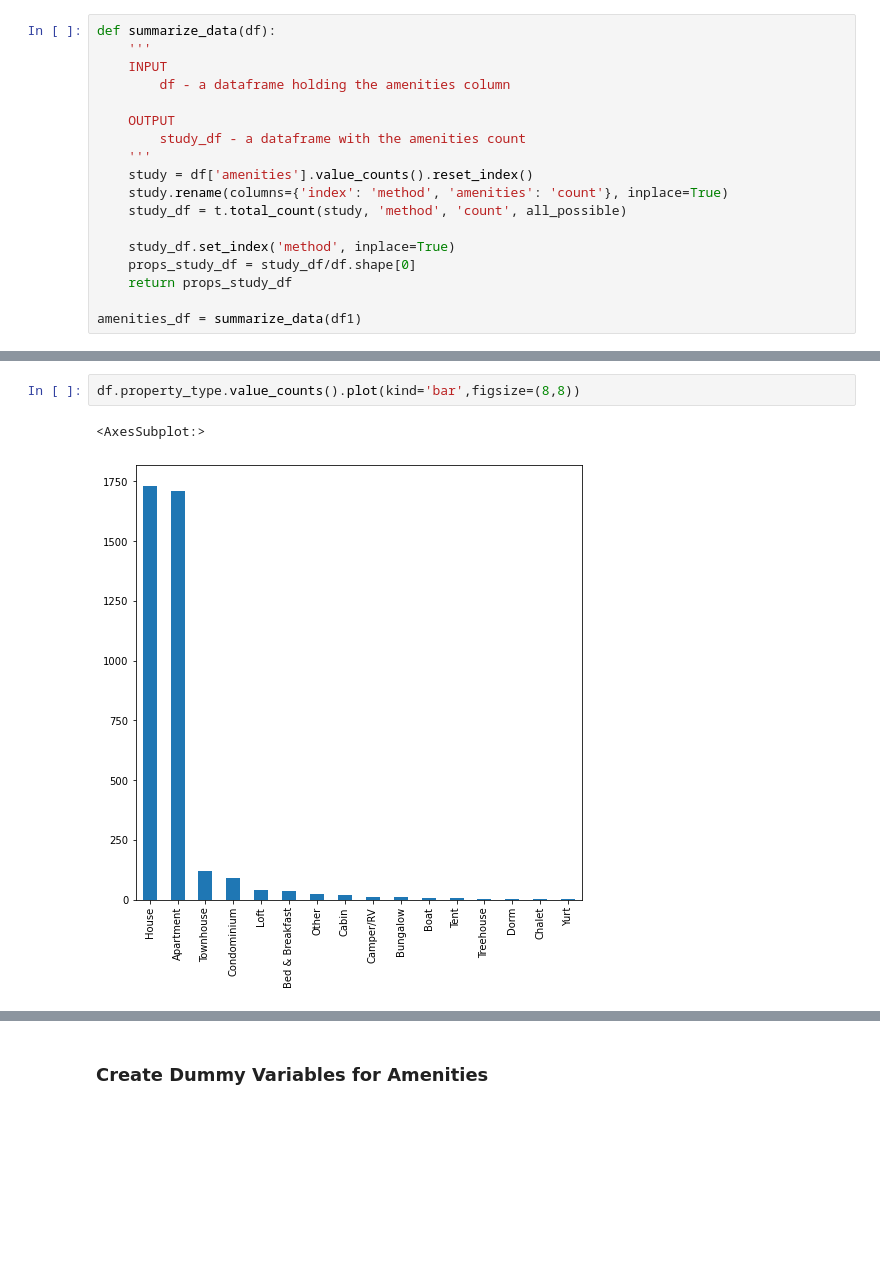
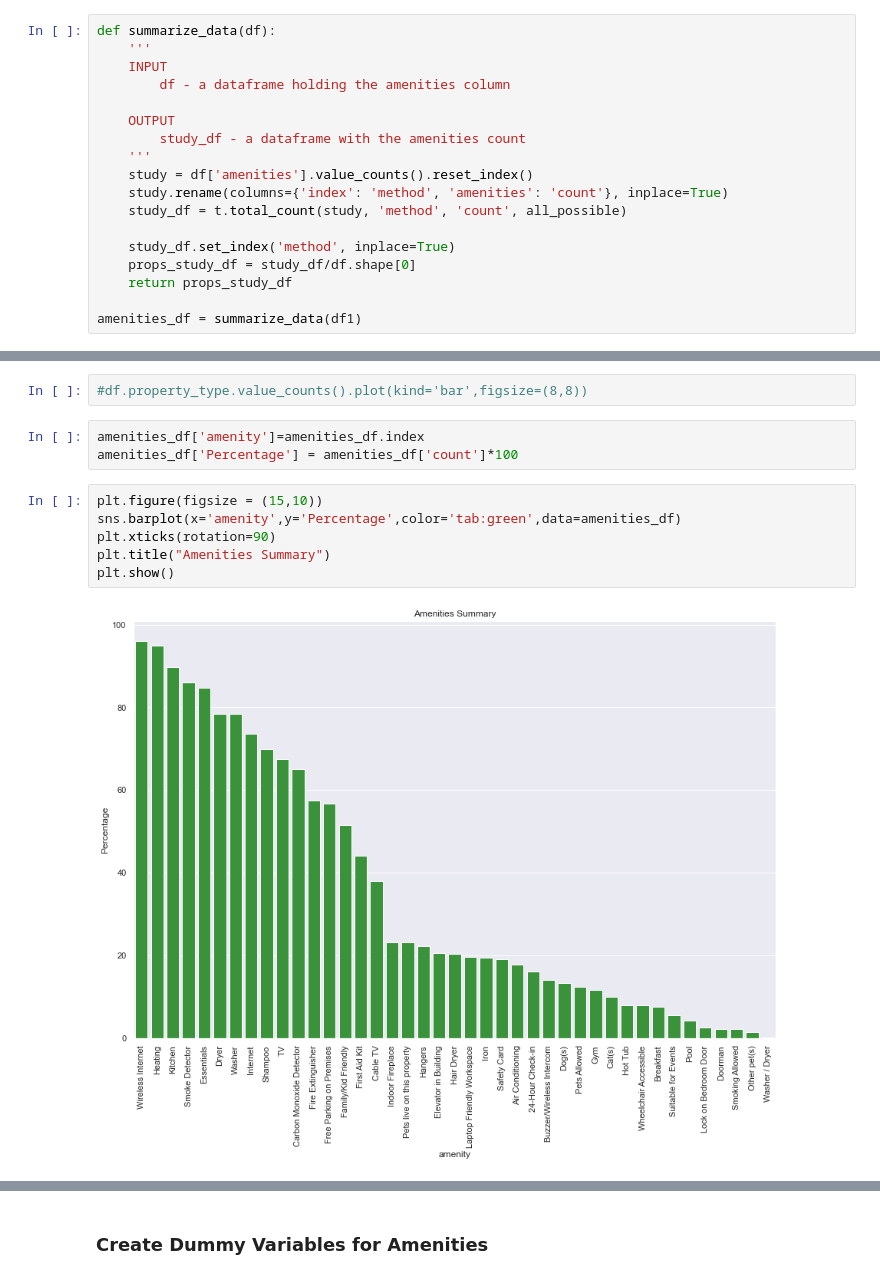
Before and after one commit to bwblock/airbnb-dataset, a Jupyter notebook: data-visualization.ipynb, the cells around one changed output, grey strips where cells are left out. Cells and saved outputs as stored; diff of their text form; blank space fills up the shorter version.

```diff
--- a/data-visualization.ipynb
+++ b/data-visualization.ipynb
@@ -139,6 +187,14 @@ df1['price'].plot(kind='hist',bins=15,figsize=(10,8),title='Price Distribution')
 # %%
-df.property_type.value_counts().plot(kind='bar',figsize=(8,8))
+#df.property_type.value_counts().plot(kind='bar',figsize=(8,8))
-# %% [output]
-<AxesSubplot:>
-[figure, removed]
+# %%
+amenities_df['amenity']=amenities_df.index
+amenities_df['Percentage'] = amenities_df['count']*100
+# %%
+plt.figure(figsize = (15,10))
+sns.barplot(x='amenity',y='Percentage',color='tab:green',data=amenities_df)
+plt.xticks(rotation=90)
+plt.title("Amenities Summary")
+plt.show()
+# %% [output]
+[figure, added]
 # %%
```
Also changed, not shown: parts of 26 cells of this notebook.
